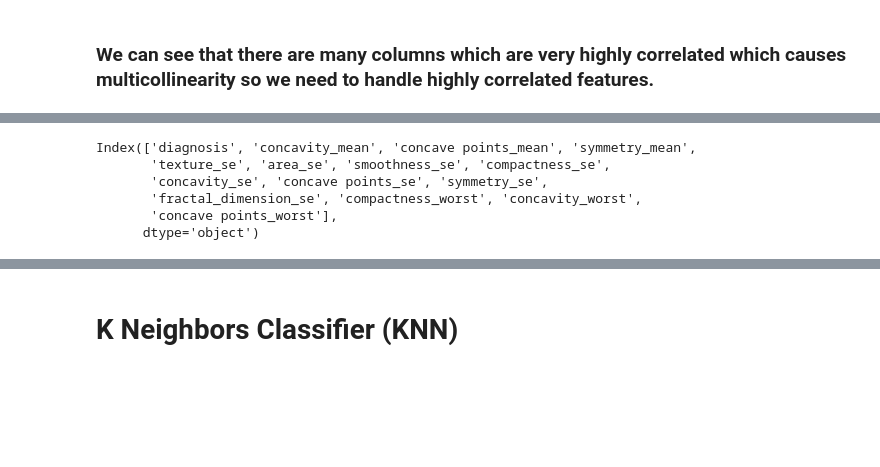
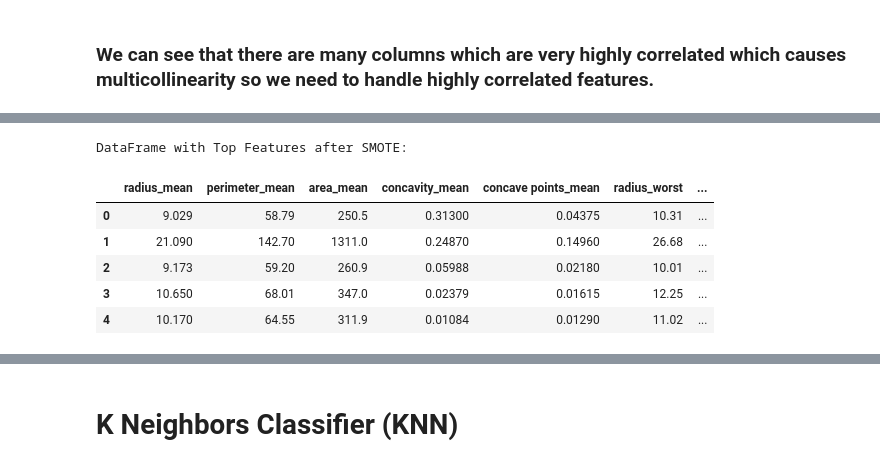
Before and after one commit to Trilokesh-Praxis-2023/Breast_Cancer_Classification, a Jupyter notebook: Breast Cancer/breast-cancer-classification.ipynb, the cells around one changed output, grey strips where cells are left out. Cells and saved outputs as stored; diff of their text form; code cells hidden in the pictures; blank space fills up the shorter version.

```diff
--- a/Breast Cancer/breast-cancer-classification.ipynb
+++ b/Breast Cancer/breast-cancer-classification.ipynb
@@ -461,9 +371,0 @@ df = drop_high_vif_features(df, threshold=vif_threshold)
-# %%
-df.columns
-# %% [output]
-Index(['diagnosis', 'concavity_mean', 'concave points_mean', 'symmetry_mean',
-       'texture_se', 'area_se', 'smoothness_se', 'compactness_se',
-       'concavity_se', 'concave points_se', 'symmetry_se',
-       'fractal_dimension_se', 'compactness_worst', 'concavity_worst',
-       'concave points_worst'],
-      dtype='object')
@@ -472,0 +372,39 @@ df = drop_high_vif_features(df, threshold=vif_threshold)
+# %%
+import pandas as pd
+from sklearn.feature_selection import SelectKBest, mutual_info_classif
+from sklearn.model_selection import train_test_split
+from imblearn.over_sampling import SMOTE
+
+target_column = 'diagnosis'
+X = df.drop(target_column, axis=1)
+y = df[target_column]
+
+# Split the data into training and testing sets
+X_train, X_test, y_train, y_test = train_test_split(X, y, test_size=0.2, random_state=42)
+
+# Apply SMOTE for oversampling
+smote = SMOTE(random_state=42)
+X_train_resampled, y_train_resampled = smote.fit_resample(X_train, y_train)
+
+# Select the top k features using SelectKBest and mutual information
+k_best = 9
+selector = SelectKBest(mutual_info_classif, k=k_best)
+X_train_resampled_kbest = selector.fit_transform(X_train_resampled, y_train_resampled)
+X_test_kbest = selector.transform(X_test)
+
+# Create a DataFrame with the top features and the target variable
+top_features = X.columns[selector.get_support()]  # Get the names of the top features
+df_top_features_resampled = pd.DataFrame(data=X_train_resampled_kbest, columns=top_features)
+df_top_features_resampled[target_column] = y_train_resampled
+
+# Display the DataFrame with top features after SMOTE
+print("DataFrame with Top Features after SMOTE:")
+df_top_features_resampled.head()
+# %% [output]
+DataFrame with Top Features after SMOTE:
+|  | radius_mean | perimeter_mean | area_mean | concavity_mean | concave points_mean | radius_worst | ... |
+| 0 | 9.029 | 58.79 | 250.5 | 0.31300 | 0.04375 | 10.31 | ... |
+| 1 | 21.090 | 142.70 | 1311.0 | 0.24870 | 0.14960 | 26.68 | ... |
+| 2 | 9.173 | 59.20 | 260.9 | 0.05988 | 0.02180 | 10.01 | ... |
+| 3 | 10.650 | 68.01 | 347.0 | 0.02379 | 0.01615 | 12.25 | ... |
+| 4 | 10.170 | 64.55 | 311.9 | 0.01084 | 0.01290 | 11.02 | ... |
```
Also changed, not shown: parts of 43 cells of this notebook.
